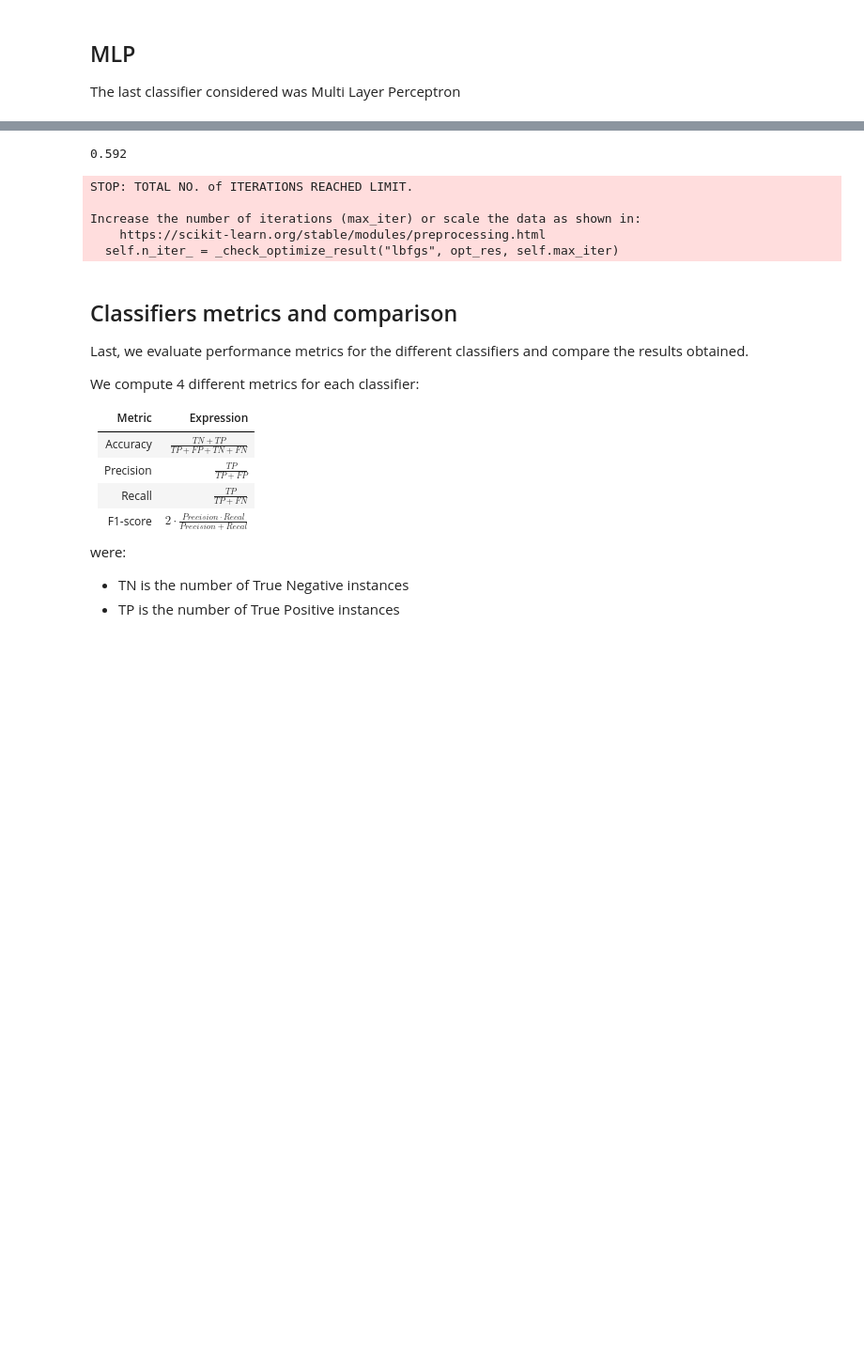
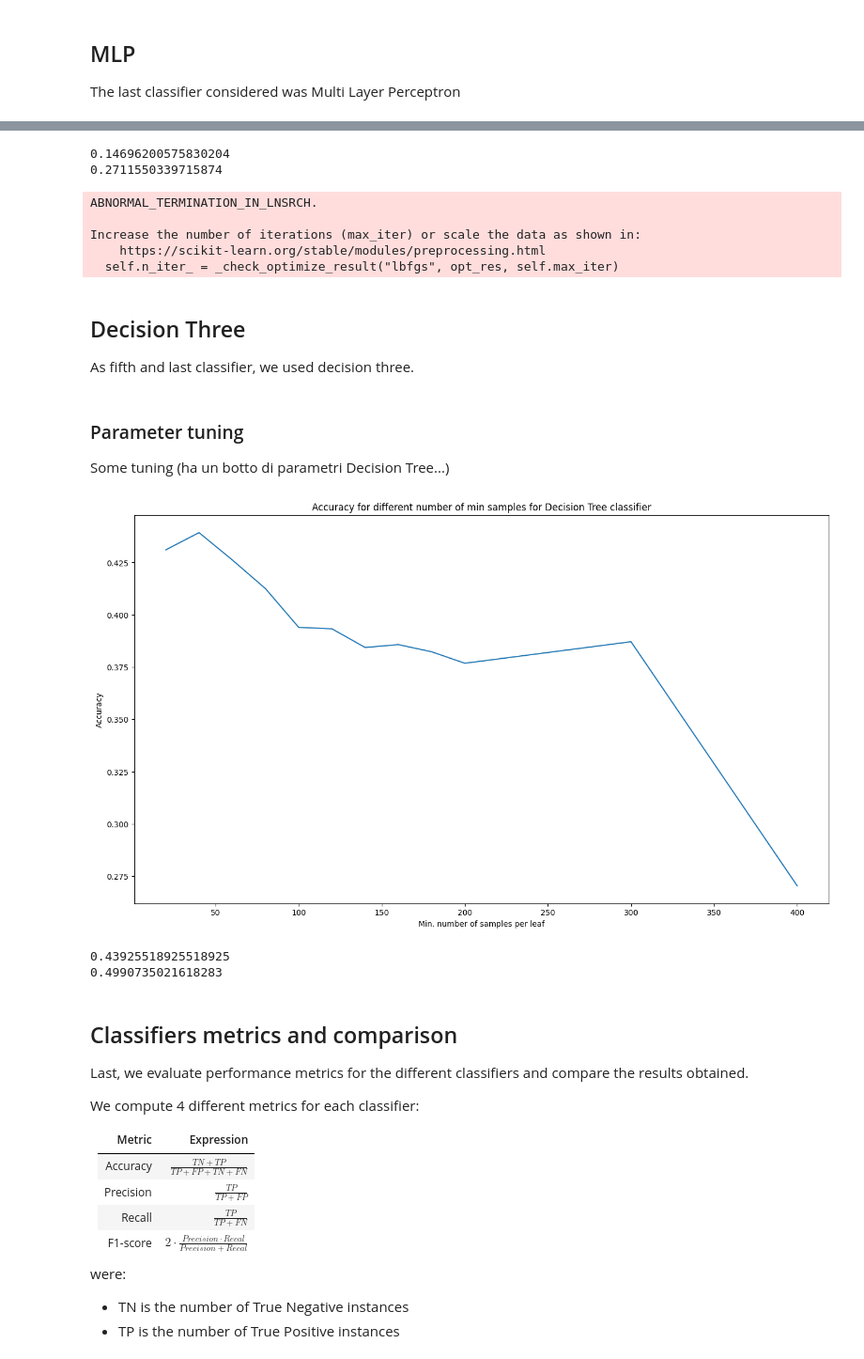
Before and after one commit to BSc-MSc-Projects/Music-Learning, a Jupyter notebook: Music_Learning.ipynb, the cells around one changed output, grey strips where cells are left out. Shown: that part at 94% size. Cells and saved outputs as stored; diff of their text form; code cells hidden in the pictures; blank space fills up the shorter version.

```diff
--- a/Music_Learning.ipynb
+++ b/Music_Learning.ipynb
@@ -313,23 +259,55 @@ Increase the number of iterations (max_iter) or scale the data as shown in:
 # %%
-n_hidden_opt = 70
+n_hidden_opt = 5
 mlp_clf = MLPClassifier(solver='lbfgs', alpha=1e-5, hidden_layer_sizes=(n_hidden_opt,),
                             random_state=1)
 mlp_clf.fit(X_train, y_train)
+print(np.asarray(cross_val_score(mlp_clf, X_validate, y_validate, cv=2)).mean())
+mlp_predictions = mlp_clf.predict(X_test)
 
-mlp_predictions = mlp_clf.predict(X_test)
 print(mlp_clf.score(X_test, y_test))
 
-mlp_precision = precision_score(y_test, mlp_predictions, average=None)#, labels=labels)
-mlp_recall = recall_score(y_test, mlp_predictions, average=None)#, labels=labels)
-mlp_f1 = f1_score(y_test, mlp_predictions, average=None)#, labels=labels)
-mlp_cm = confusion_matrix(y_test, mlp_predictions)
+if VERSION:
+    mlp_precision = precision_score(y_test, mlp_predictions, average=None, labels=labels)
+    mlp_recall = recall_score(y_test, mlp_predictions, average=None, labels=labels)
+    mlp_f1 = f1_score(y_test, mlp_predictions, average=None, labels=labels)
+    mlp_cm = confusion_matrix(y_test, mlp_predictions, labels=labels)
+else:
+    mlp_precision_fma = precision_score(y_test, mlp_predictions, average=None, labels=labels)
+    mlp_recall_fma = recall_score(y_test, mlp_predictions, average=None, labels=labels)
+    mlp_f1_fma = f1_score(y_test, mlp_predictions, average=None, labels=labels)
+    mlp_cm_fma = confusion_matrix(y_test, mlp_predictions, labels=labels)
 # %% [output]
-0.592
+0.14696200575830204
+0.2711550339715874
-STOP: TOTAL NO. of ITERATIONS REACHED LIMIT.
+ABNORMAL_TERMINATION_IN_LNSRCH.
 
 Increase the number of iterations (max_iter) or scale the data as shown in:
     https://scikit-learn.org/stable/modules/preprocessing.html
   self.n_iter_ = _check_optimize_result("lbfgs", opt_res, self.max_iter)
+# %% [markdown]
+## Decision Three
+As fifth and last classifier, we used decision three.
+# %% [markdown]
+### Parameter tuning
+Some tuning (ha un botto di parametri Decision Tree...)
+# %%
+min_samples_leafs = [20, 40, 60, 80, 100, 120, 140, 160, 180, 200, 300, 400]
+dt_scores = []
+for min_samples_leaf in min_samples_leafs:
+    dt_clf = DecisionTreeClassifier(min_samples_leaf=min_samples_leaf).fit(X_train, y_train)
+    dt_scores.append(np.asarray(cross_val_score(dt_clf, X_validate, y_validate, cv=2)).mean())
+basic_plot((16,9), min_samples_leafs, dt_scores, "Min. number of samples per leaf", "Accuracy",
+        "Accuracy for different number of min samples for Decision Tree classifier")
+# %% [output]
+[figure, added]
+# %%
+from sklearn.tree import DecisionTreeClassifier
+dt_clf = DecisionTreeClassifier(min_samples_leaf=40).fit(X_train, y_train)
+print(np.asarray(cross_val_score(dt_clf, X_validate, y_validate, cv=2)).mean())
+print(dt_clf.score(X_test, y_test))
+# %% [output]
+0.43925518925518925
+0.4990735021618283
 # %% [markdown]
 ## Classifiers metrics and comparison
 Last, we evaluate performance metrics for the different classifiers and compare the
```
Also changed, not shown: parts of 22 cells of this notebook, 3 other files.
